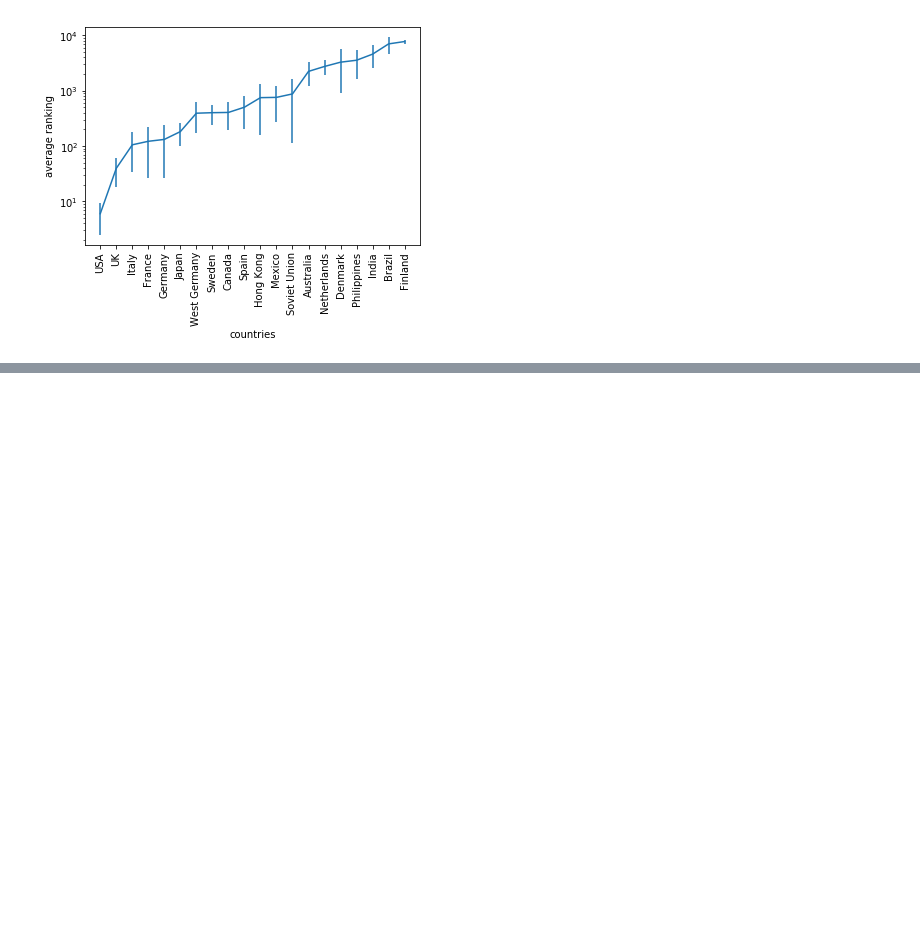
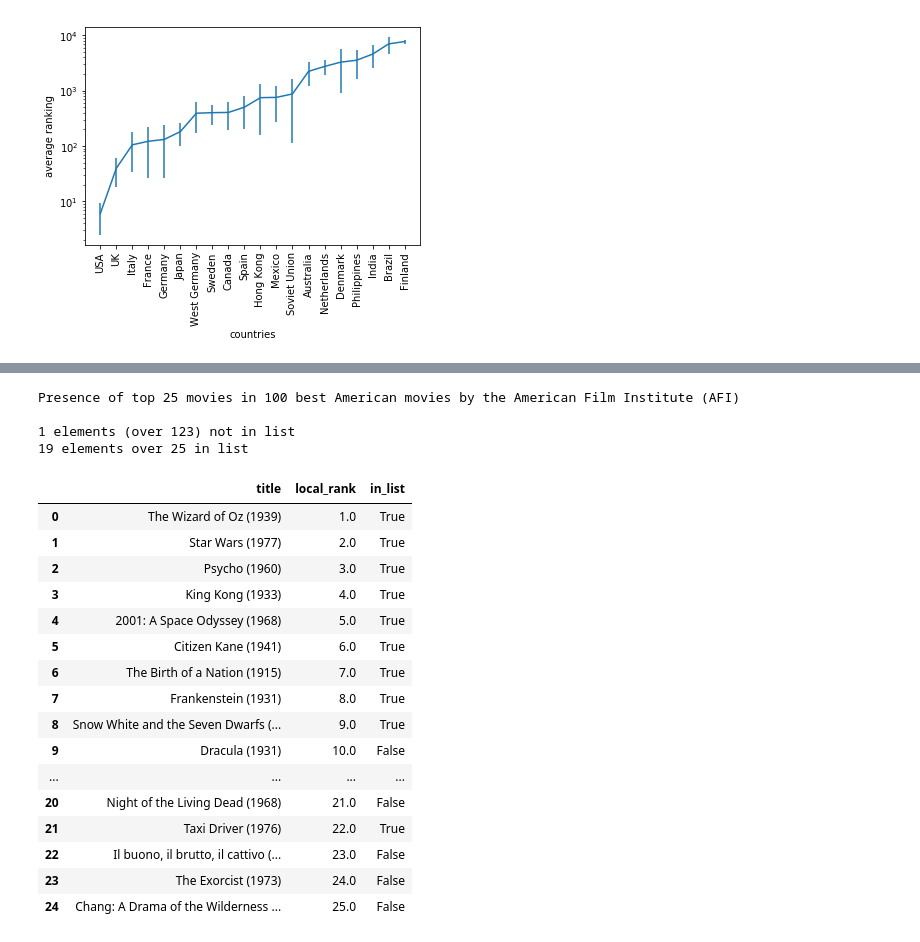
Before and after one commit to bioglio/most-influential-films, a Jupyter notebook: influence.ipynb, the cells around one changed output, grey strips where cells are left out. Saved outputs shown, nothing was run; the diff lists cells and outputs as text; code cells hidden in the pictures; blank space fills up the shorter version.

```diff
--- a/influence.ipynb
+++ b/influence.ipynb
@@ -662,0 +722,27 @@ country:  USA
+# %%
+top_k = 25
+
+print("Presence of top "+str(top_k)+" movies in 100 best American movies by the American Film Institute (AFI)\n")
+print_movies_in_list(movie_title, movie_centralities, movie_year, movie_genres, movie_countries, pd.read_csv(DATA_DIR+"/AFI.csv", delimiter="\t")["title"].values.tolist(), top_k, get_list=True, countries_list=["USA"])
+# %% [output]
+Presence of top 25 movies in 100 best American movies by the American Film Institute (AFI)
+
+1 elements (over 123) not in list
+19 elements over 25 in list
+|  | title | local_rank | in_list |
+| 0 | The Wizard of Oz (1939) | 1.0 | True |
+| 1 | Star Wars (1977) | 2.0 | True |
+| 2 | Psycho (1960) | 3.0 | True |
+| 3 | King Kong (1933) | 4.0 | True |
+| 4 | 2001: A Space Odyssey (1968) | 5.0 | True |
+| 5 | Citizen Kane (1941) | 6.0 | True |
+| 6 | The Birth of a Nation (1915) | 7.0 | True |
+| 7 | Frankenstein (1931) | 8.0 | True |
+| 8 | Snow White and the Seven Dwarfs (... | 9.0 | True |
+| 9 | Dracula (1931) | 10.0 | False |
+| ... | ... | ... | ... |
+| 20 | Night of the Living Dead (1968) | 21.0 | False |
+| 21 | Taxi Driver (1976) | 22.0 | True |
+| 22 | Il buono, il brutto, il cattivo (... | 23.0 | False |
+| 23 | The Exorcist (1973) | 24.0 | False |
+| 24 | Chang: A Drama of the Wilderness ... | 25.0 | False |
```
Also changed, not shown: parts of 12 cells of this notebook.
